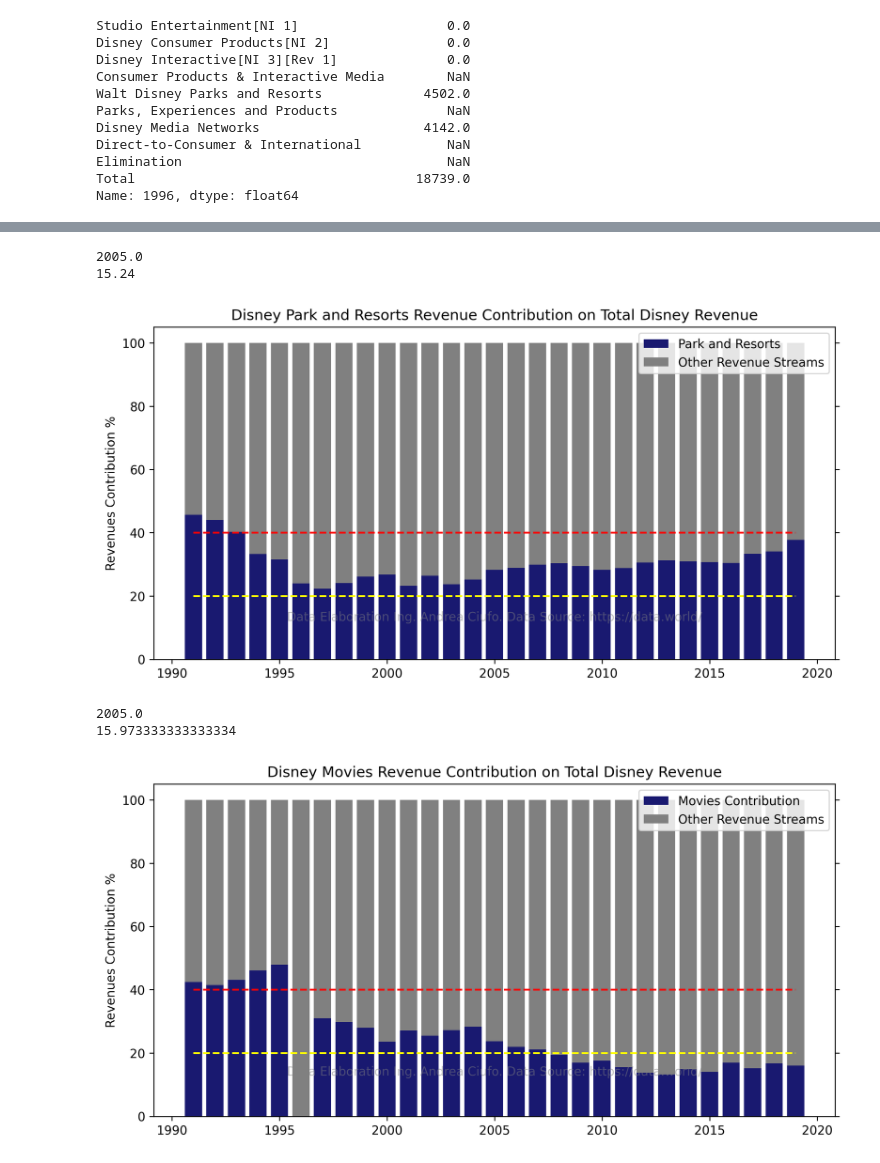
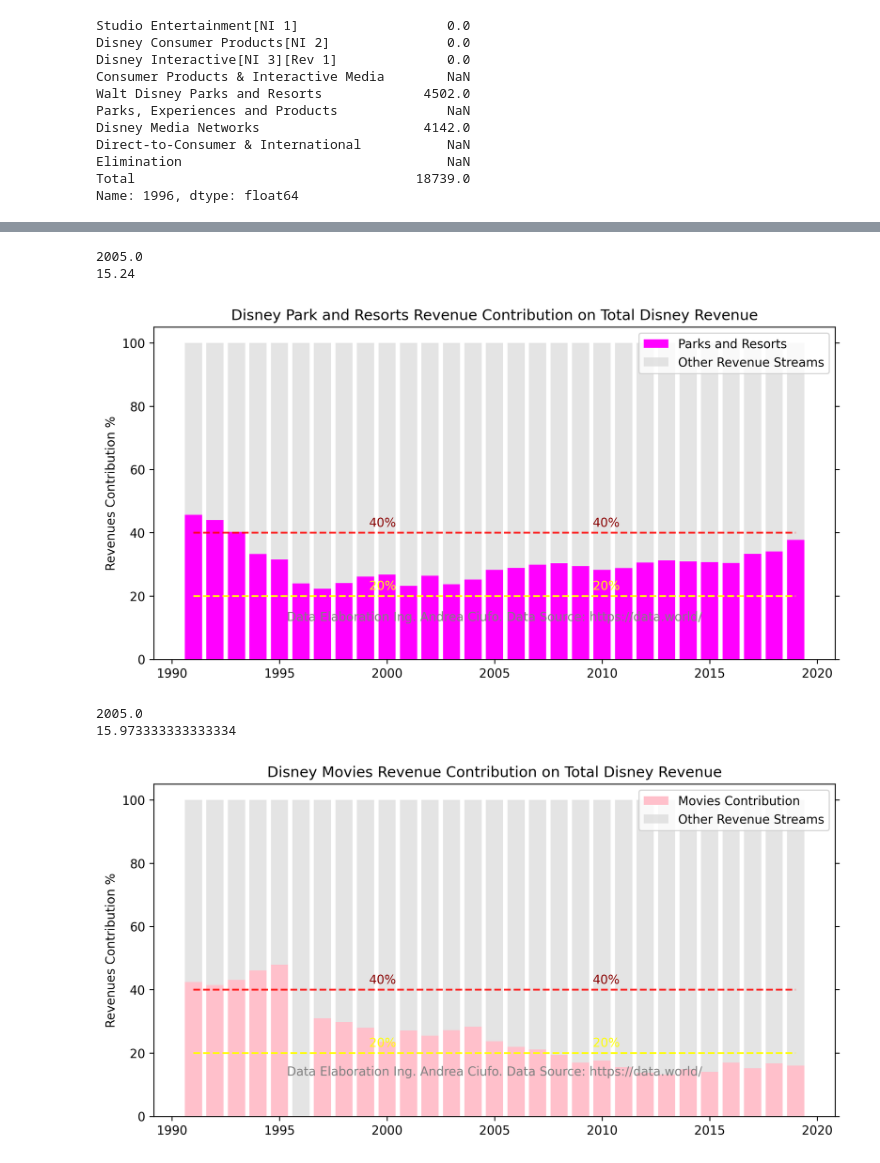
Before and after one commit to uomodellamansarda/DisneyMoviesAnalysis, a Jupyter notebook: DisneyRevenuesStreamsAnalysis.ipynb, the cells around one changed output, grey strips where cells are left out. Saved outputs shown, nothing was run; the diff lists cells and outputs as text; code cells hidden in the pictures.

```diff
--- a/DisneyRevenuesStreamsAnalysis.ipynb
+++ b/DisneyRevenuesStreamsAnalysis.ipynb
@@ -324,7 +324,7 @@ b1x=np.arange(b1.index[0],b1.index[-1]+1)
 b2x=np.arange(b2.index[0],b2.index[-1]+1)
 b3x=np.arange(b3.index[0],b3.index[-1]+1)
 b4x=np.arange(b4.index[0],b4.index[-1]+1)
-y_range=np.arange(1999,2020)
+y_range=np.arange(1990,2020)
 print(b1x)
 print(b2x)
 print(b3x)
@@ -472,18 +471,20 @@ Year
 2018                24296.0  59434.0    40.88          59.12
 2019                24827.0  69570.0    35.69          64.31
 # %%
-def bar_plot(x1,y1,y2,y_2_label='Compared Variable',title="You Forgot The Title"):
+def bar_plot(x1,y1,y2,y_2_label='Compared Variable',title="You Forgot The Title",bar_col='midnightblue'):
   fig, ax = plt.subplots(figsize=(10,5),
                           facecolor='white', dpi=300)
   twenty=np.full(len(x1),20)
   forty=np.full(len(x1),40)
 
-  ax.bar(x1, y1, label=y_2_label,color="midnightblue")
-  ax.bar(x1, y2,  color='grey', bottom=y1,
-       label='Other Revenue Streams')
+
+
+  ax.bar(x1, y1, label=y_2_label,color=bar_col)
+  ax.bar(x1, y2,  color='lightgrey', bottom=y1,
+       label='Other Revenue Streams',alpha=0.6)
   ax.set_ylabel('Revenues Contribution %')
-  ax.plot(x1,twenty,'--',color='yellow')
-  ax.plot(x1,forty,'--',color='red')
+  ax.plot(x1,twenty,'--',color='yellow',alpha=0.9)
+  ax.plot(x1,forty,'--',color='red',alpha=0.9)
   ax.set_title(title)
   ax.legend()
   ax.yaxis.tick_left()
@@ -492,28 +493,41 @@ def bar_plot(x1,y1,y2,y_2_label='Compared Variable',title="You Forgot The Title"
   water_y=max(y1)/3
   print(water_x)
   print(water_y)
+  water_p=(min(x1)+max(x1))/2
   plt.text(water_x, water_y, 'Data Elaboration Ing. Andrea Ciufo. Data Source: https://data.world/',
           fontsize=10, color='gray',
-          ha='center', va='top', alpha=0.5)
+          ha='center', va='top')
+  plt.text(water_p+5.2, 20+5,'20%',
+          fontsize=10, color='yellow',
+          ha='center', va='top')
+  plt.text(water_p+5.2, 40+5,'40%',
+          fontsize=10, color='darkred',
+          ha='center', va='top')
+  plt.text(water_p-5.2, 20+5,'20%',
+          fontsize=10, color='yellow',
+          ha='center', va='top')
+  plt.text(water_p-5.2, 40+5,'40%',
+          fontsize=10, color='darkred',
+          ha='center', va='top')
   plt.show()
   return
 # %%
 bar_plot(park_resort.index,park_resort['park_p'],
-         park_resort['complementary'],y_2_label="Park and Resorts",
-         title='Disney Park and Resorts Revenue Contribution on Total Disney Revenue')
+         park_resort['complementary'],y_2_label="Parks and Resorts",
+         title='Disney Park and Resorts Revenue Contribution on Total Disney Revenue',bar_col='magenta')
 # %% [output]
 2005.0
 15.24
-[figure, old version]
+[figure, new version]
 # %%
 
 bar_plot(studio_entert.index,studio_entert['studio_p'],
          studio_entert['complementary'],y_2_label="Movies Contribution",
-         title='Disney Movies Revenue Contribution on Total Disney Revenue')
+         title='Disney Movies Revenue Contribution on Total Disney Revenue',bar_col="pink")
 # %% [output]
 2005.0
 15.973333333333334
-[figure, old version]
+[figure, new version]
 # %%
 bar_plot(disney_media_network.index,disney_media_network['media_p'],
          disney_media_network['complementary'],y_2_label="Media Network Contribution",
```
Also changed, not shown: parts of 3 cells of this notebook.
